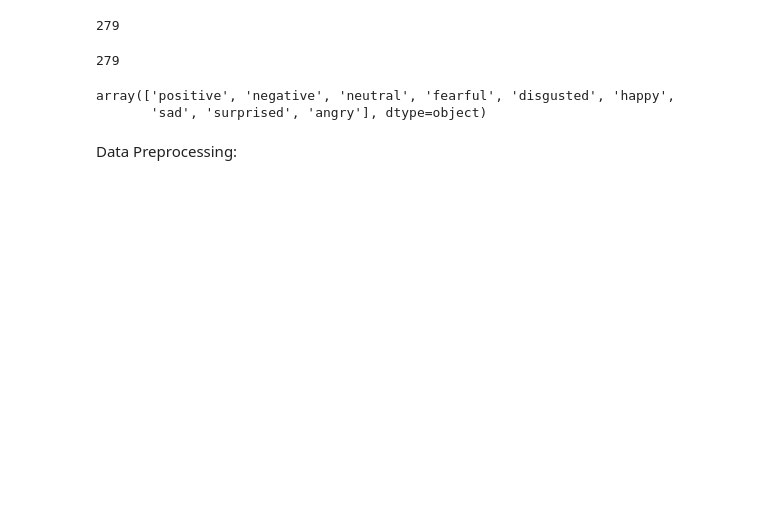
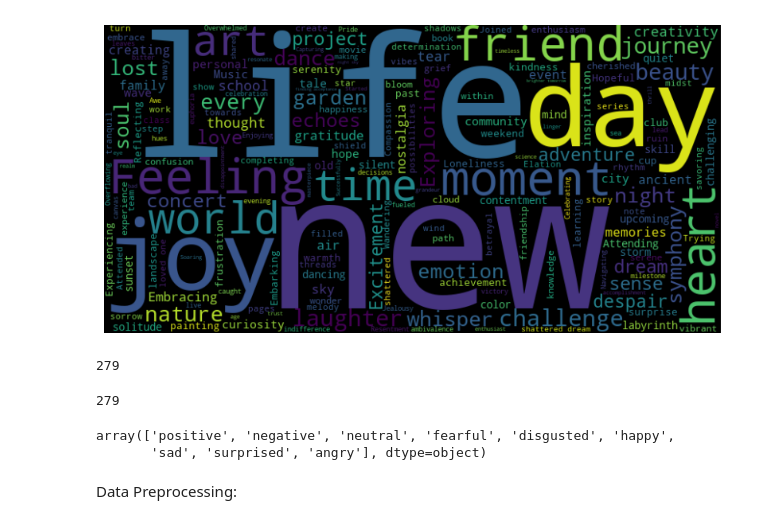
Before and after one commit to remyben-creator/ML_final_project, a Jupyter notebook: ml.ipynb, the cells around one changed output. Saved outputs shown, nothing was run; the diff lists cells and outputs as text; code cells hidden in the pictures; blank space fills up the shorter version.

```diff
--- a/ml.ipynb
+++ b/ml.ipynb
@@ -19,3 +36,32 @@ df.head()
+# %%
+#Word Frequency and Text Analysis: Use natural language processing to identify common words, phrases, and topics, utilizing tools like word clouds or TF-IDF analysis.
+
+from wordcloud import WordCloud
+import matplotlib.pyplot as plt
+
+# Create a list of words
+
+text = df['Text'].values
+
+# Join the list of words into a single string
+
+text = ' '.join(text)
+
+# Create the word cloud object
+
+wordcloud = WordCloud(width=800, height=400).generate(text)
+
+# Display the word cloud
+
+plt.figure(figsize=(10,10))
+
+plt.imshow(wordcloud, interpolation='bilinear')
+
+plt.axis('off')
+
+plt.show()
+# %% [output]
+[figure, added]
 # %%
 #unique values in the column 'sentiment'
 
```
Also changed, not shown: parts of 8 cells of this notebook.
